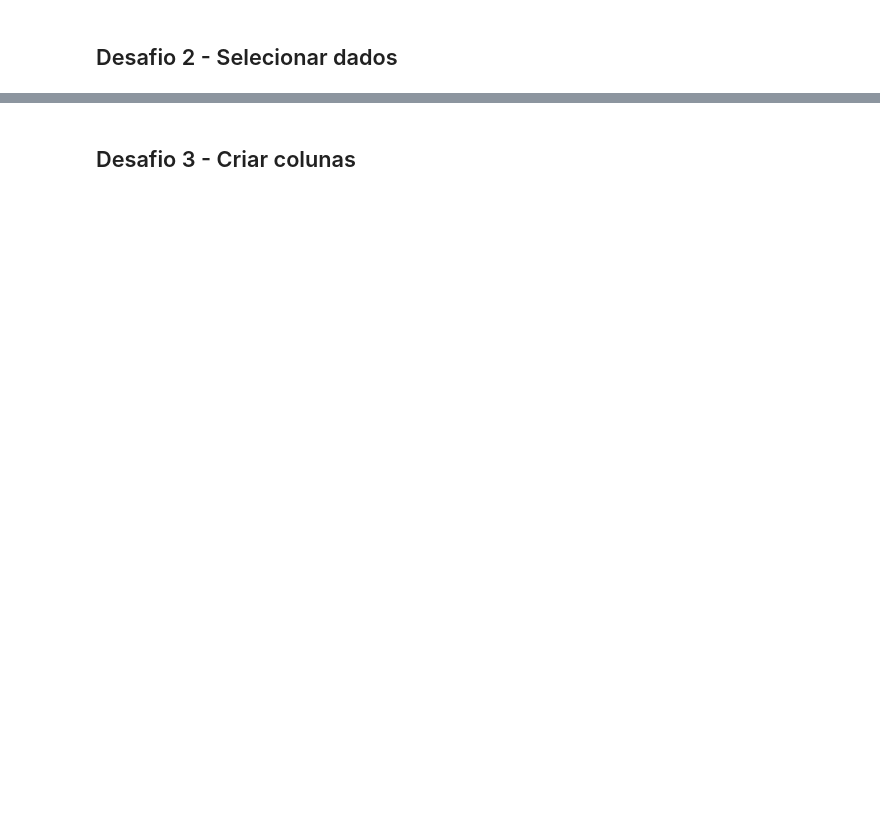
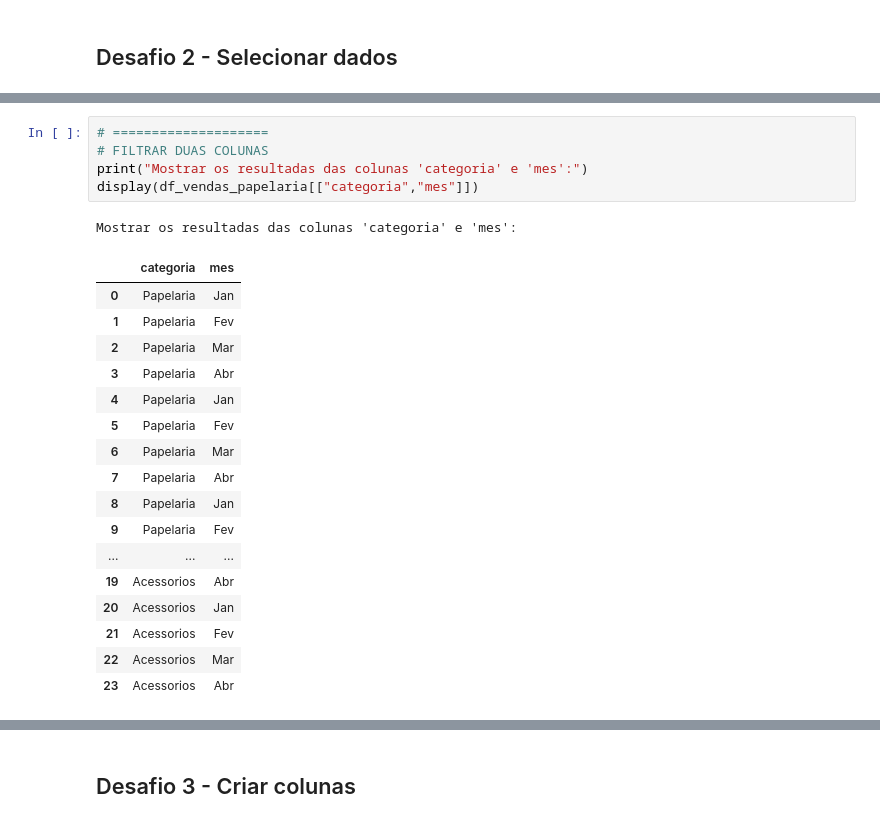
Before and after one commit to FelipeBusa/curso-sctec, a Jupyter notebook: Semana05/01.Desafios.ipynb, the cells around one changed output, grey strips where cells are left out. Drawn from its saved outputs; the diff is of its cells as text; blank space fills up the shorter version.

```diff
--- a/Semana05/01.Desafios.ipynb
+++ b/Semana05/01.Desafios.ipynb
@@ -180,0 +478,24 @@ display(df[df["setor"]=="Estoque"])
+# %%
+# ====================
+# FILTRAR DUAS COLUNAS
+print("Mostrar os resultadas das colunas 'categoria' e 'mes':")
+display(df_vendas_papelaria[["categoria","mes"]])
+# %% [output]
+Mostrar os resultadas das colunas 'categoria' e 'mes':
+|  | categoria | mes |
+| 0 | Papelaria | Jan |
+| 1 | Papelaria | Fev |
+| 2 | Papelaria | Mar |
+| 3 | Papelaria | Abr |
+| 4 | Papelaria | Jan |
+| 5 | Papelaria | Fev |
+| 6 | Papelaria | Mar |
+| 7 | Papelaria | Abr |
+| 8 | Papelaria | Jan |
+| 9 | Papelaria | Fev |
+| ... | ... | ... |
+| 19 | Acessorios | Abr |
+| 20 | Acessorios | Jan |
+| 21 | Acessorios | Fev |
+| 22 | Acessorios | Mar |
+| 23 | Acessorios | Abr |
```
Also changed, not shown: parts of 30 cells of this notebook.
